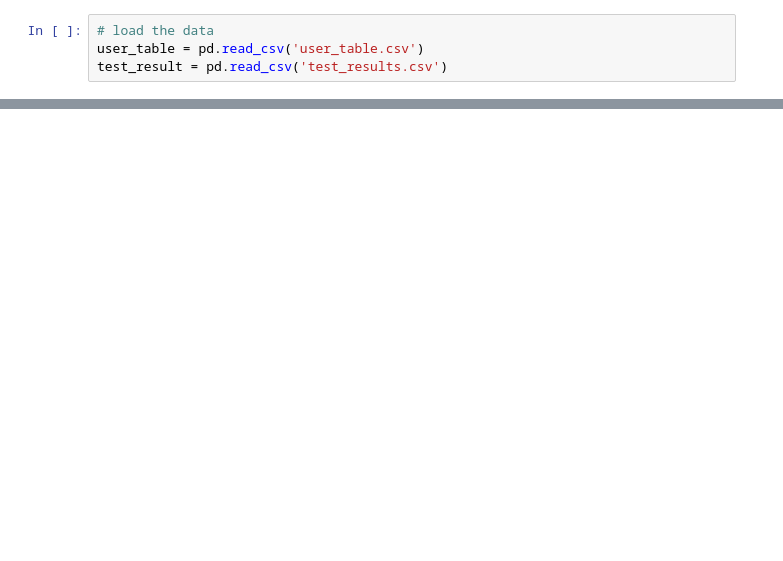
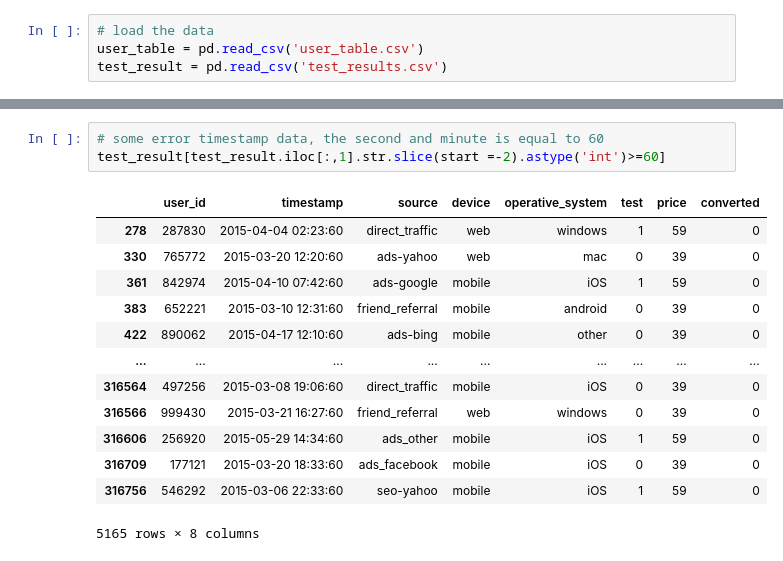
Before and after one commit to menghe2727/data_science, a Jupyter notebook: pricing_test/pricing_test.ipynb, the cells around one changed output, grey strips where cells are left out. Cells and saved outputs as stored; diff of their text form; blank space fills up the shorter version.

```diff
--- a/pricing_test/pricing_test.ipynb
+++ b/pricing_test/pricing_test.ipynb
@@ -69,0 +143,17 @@ test_result = pd.read_csv('test_results.csv')
+# %%
+# some error timestamp data, the second and minute is equal to 60
+test_result[test_result.iloc[:,1].str.slice(start =-2).astype('int')>=60]
+# %% [output]
+|  | user_id | timestamp | source | device | operative_system | test | price | converted |
+| 278 | 287830 | 2015-04-04 02:23:60 | direct_traffic | web | windows | 1 | 59 | 0 |
+| 330 | 765772 | 2015-03-20 12:20:60 | ads-yahoo | web | mac | 0 | 39 | 0 |
+| 361 | 842974 | 2015-04-10 07:42:60 | ads-google | mobile | iOS | 1 | 59 | 0 |
+| 383 | 652221 | 2015-03-10 12:31:60 | friend_referral | mobile | android | 0 | 39 | 0 |
+| 422 | 890062 | 2015-04-17 12:10:60 | ads-bing | mobile | other | 0 | 39 | 0 |
+| ... | ... | ... | ... | ... | ... | ... | ... | ... |
+| 316564 | 497256 | 2015-03-08 19:06:60 | direct_traffic | mobile | iOS | 0 | 39 | 0 |
+| 316566 | 999430 | 2015-03-21 16:27:60 | friend_referral | web | windows | 0 | 39 | 0 |
+| 316606 | 256920 | 2015-05-29 14:34:60 | ads_other | mobile | iOS | 1 | 59 | 0 |
+| 316709 | 177121 | 2015-03-20 18:33:60 | ads_facebook | mobile | iOS | 0 | 39 | 0 |
+| 316756 | 546292 | 2015-03-06 22:33:60 | seo-yahoo | mobile | iOS | 1 | 59 | 0 |
+5165 rows × 8 columns
```
Also changed, not shown: parts of 27 cells of this notebook.
